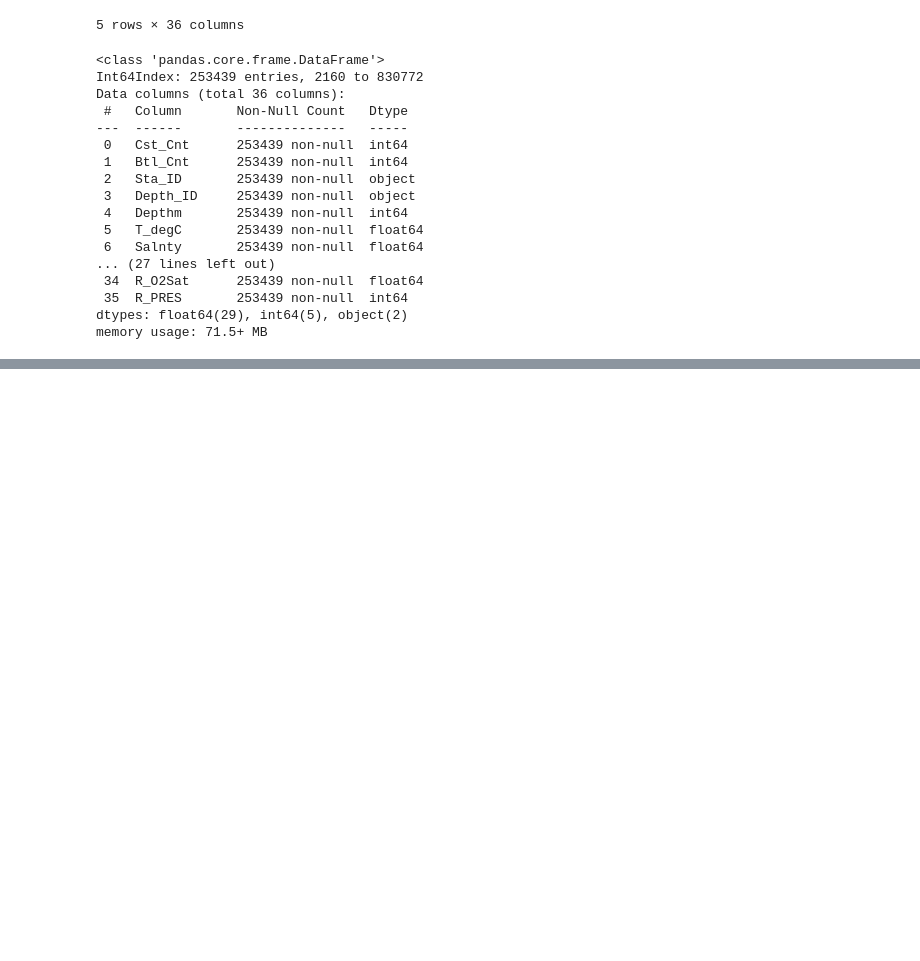
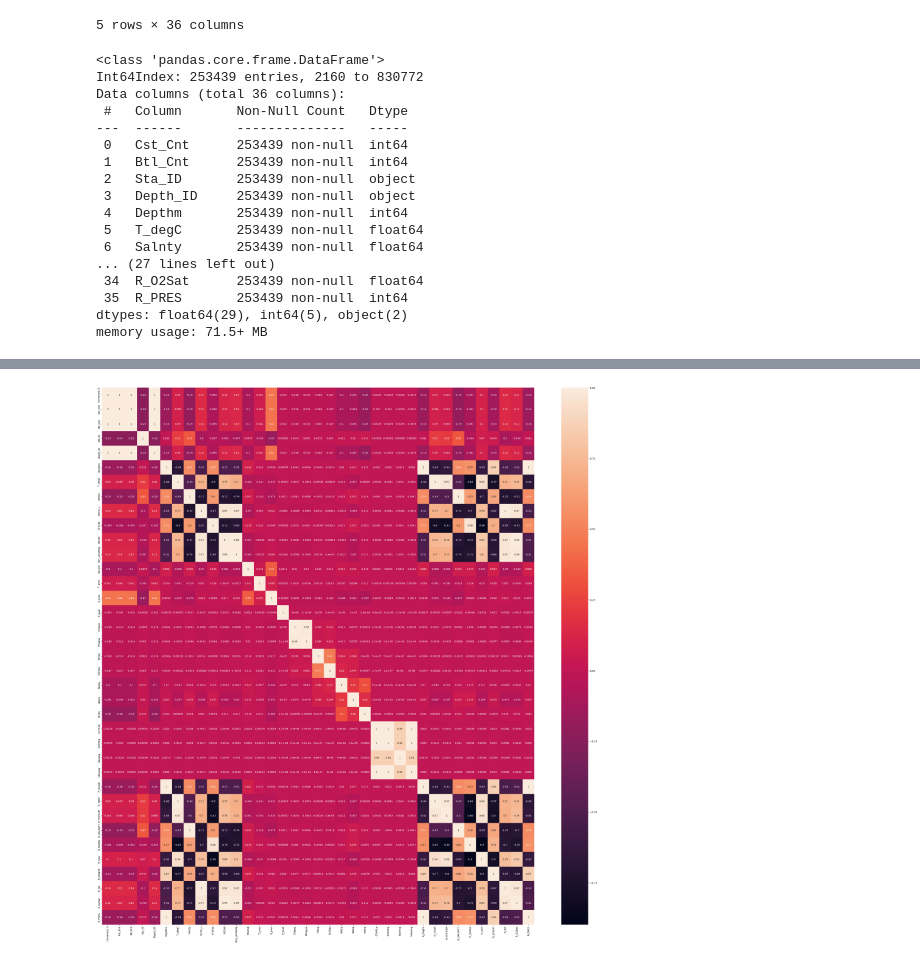
Before and after one commit to mynamescheff/some-data-ig, a Jupyter notebook: bottle/model.ipynb, the cells around one changed output, grey strips where cells are left out. Saved outputs shown, nothing was run; the diff lists cells and outputs as text; code cells hidden in the pictures; blank space fills up the shorter version.

```diff
--- a/bottle/model.ipynb
+++ b/bottle/model.ipynb
@@ -241,0 +267,8 @@ plt.show()
+# %%
+#correlation matrix for both dataframes
+corr_mean = df_mean.corr()
+plt.figure(figsize=(40,40))
+sns.heatmap(corr_mean, annot=True)
+plt.show()
+# %% [output]
+[figure, added]
```
Also changed, not shown: parts of 6 cells of this notebook.
